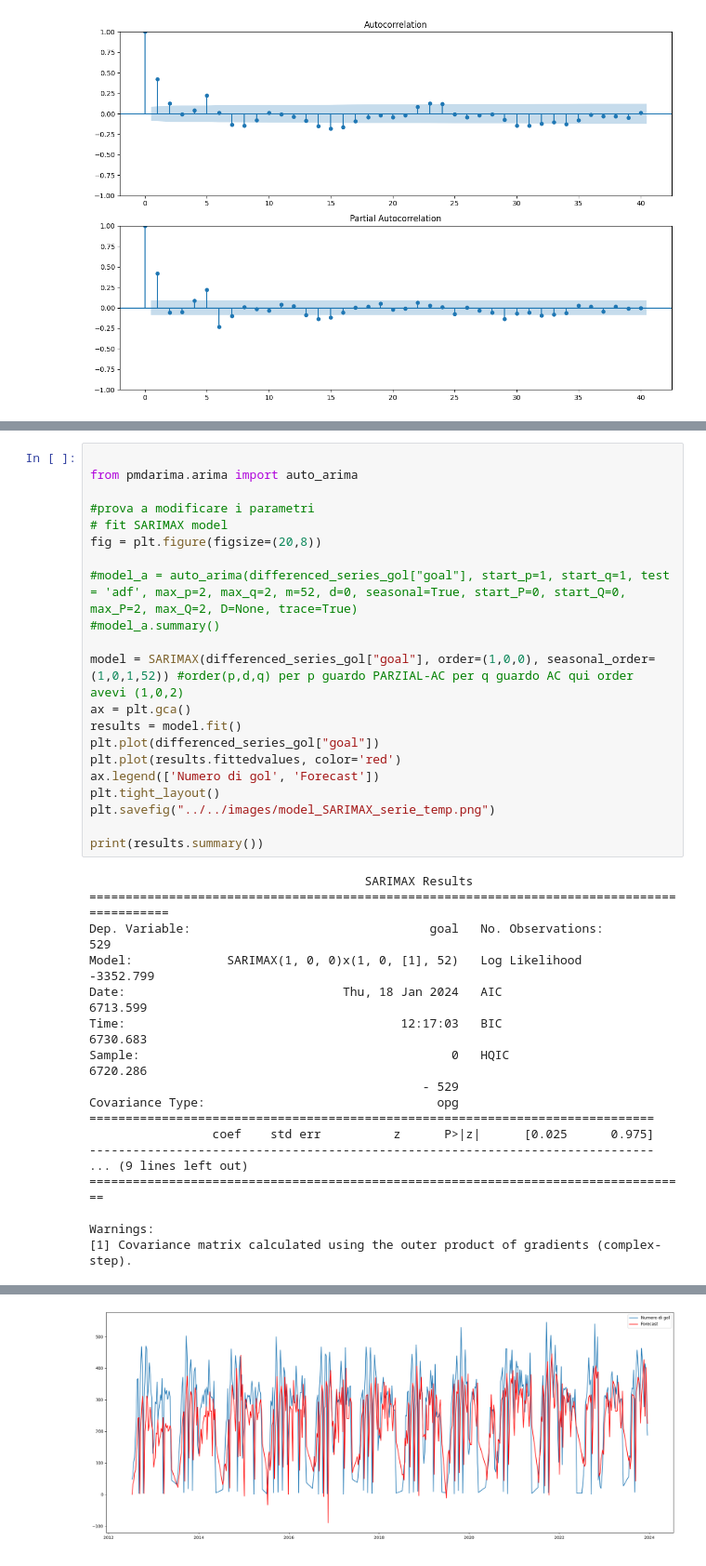
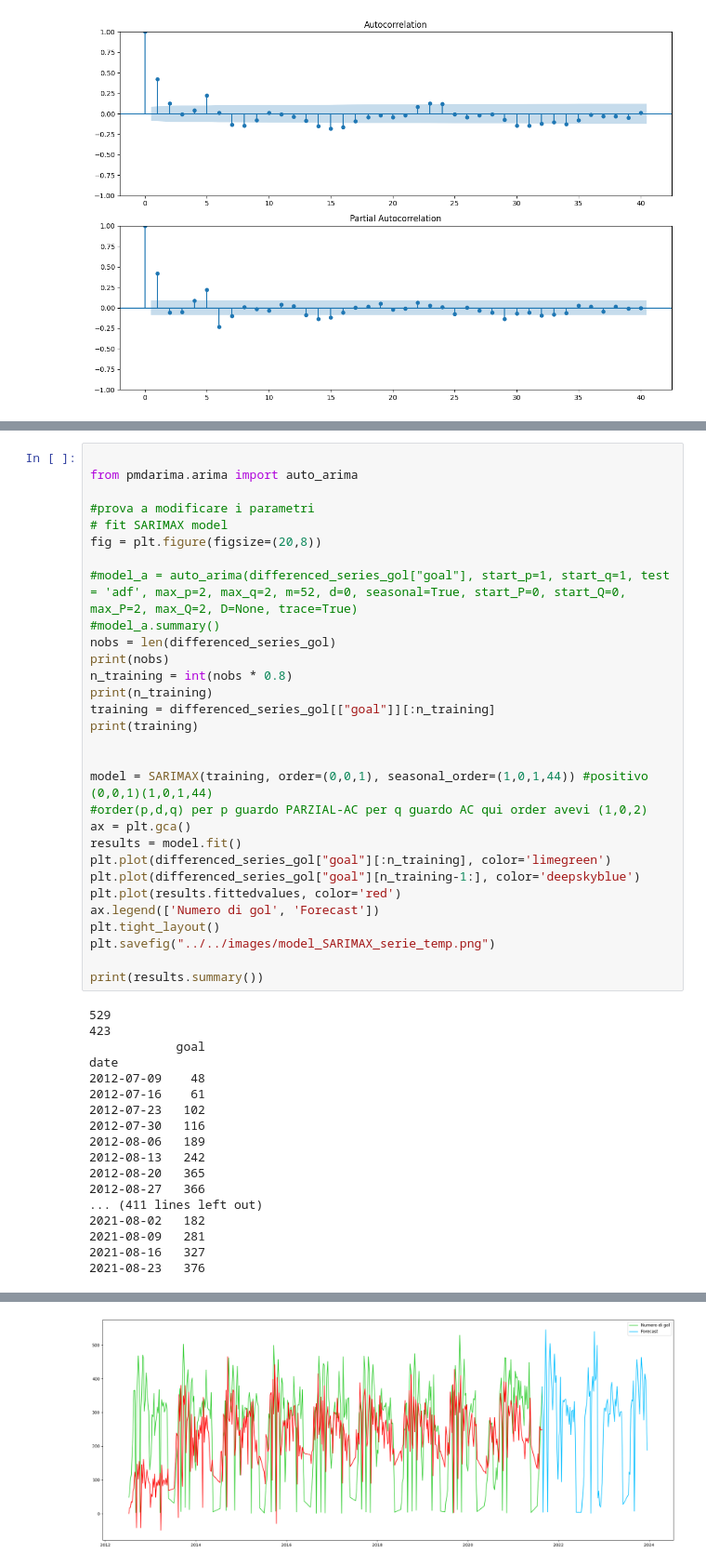
Before and after one commit to MikDR/DataScience-Python, a Jupyter notebook: codice/serie_temp/serie_tem_prova.ipynb, the cells around one changed output, grey strips where cells are left out. Shown at 93% size. Drawn from its saved outputs; the diff is of its cells as text.

```diff
--- a/codice/serie_temp/serie_tem_prova.ipynb
+++ b/codice/serie_temp/serie_tem_prova.ipynb
@@ -298,11 +298,20 @@ fig = plt.figure(figsize=(20,8))
 
 #model_a = auto_arima(differenced_series_gol["goal"], start_p=1, start_q=1, test = 'adf', max_p=2, max_q=2, m=52, d=0, seasonal=True, start_P=0, start_Q=0, max_P=2, max_Q=2, D=None, trace=True)
 #model_a.summary()
+nobs = len(differenced_series_gol)
+print(nobs)
+n_training = int(nobs * 0.8)
+print(n_training)
+training = differenced_series_gol[["goal"]][:n_training]
+print(training)
 
-model = SARIMAX(differenced_series_gol["goal"], order=(1,0,0), seasonal_order=(1,0,1,52)) #order(p,d,q) per p guardo PARZIAL-AC per q guardo AC qui order avevi (1,0,2)
+
+model = SARIMAX(training, order=(0,0,1), seasonal_order=(1,0,1,44)) #positivo (0,0,1)(1,0,1,44)
+#order(p,d,q) per p guardo PARZIAL-AC per q guardo AC qui order avevi (1,0,2)
 ax = plt.gca()
 results = model.fit()
-plt.plot(differenced_series_gol["goal"])
+plt.plot(differenced_series_gol["goal"][:n_training], color='limegreen')
+plt.plot(differenced_series_gol["goal"][n_training-1:], color='deepskyblue')
 plt.plot(results.fittedvalues, color='red')
 ax.legend(['Numero di gol', 'Forecast'])
 plt.tight_layout()
@@ -310,20 +319,20 @@ plt.savefig("../../images/model_SARIMAX_serie_temp.png")
 
 print(results.summary())
 # %% [output]
-                                      SARIMAX Results
-============================================================================================
-Dep. Variable:                                 goal   No. Observations:                  529
-Model:             SARIMAX(1, 0, 0)x(1, 0, [1], 52)   Log Likelihood               -3352.799
-Date:                              Thu, 18 Jan 2024   AIC                           6713.599
-Time:                                      12:17:03   BIC                           6730.683
-Sample:                                           0   HQIC                          6720.286
-                                              - 529
-Covariance Type:                                opg
-==============================================================================
-                 coef    std err          z      P>|z|      [0.025      0.975]
-------------------------------------------------------------------------------
-... (9 lines left out)
-===================================================================================
-
-Warnings:
-[1] Covariance matrix calculated using the outer product of gradients (complex-step).
+529
+423
+            goal
+date
+2012-07-09    48
+2012-07-16    61
+2012-07-23   102
+2012-07-30   116
+2012-08-06   189
+2012-08-13   242
+2012-08-20   365
+2012-08-27   366
+... (411 lines left out)
+2021-08-02   182
+2021-08-09   281
+2021-08-16   327
+2021-08-23   376
@@ -330,3 +356,3 @@ Warnings:
-[figure, old version]
+[figure, new version]
 # %%
 fig = plt.figure(figsize=(20,8))
```
Also changed, not shown: parts of 12 cells of this notebook, 1 other file.
